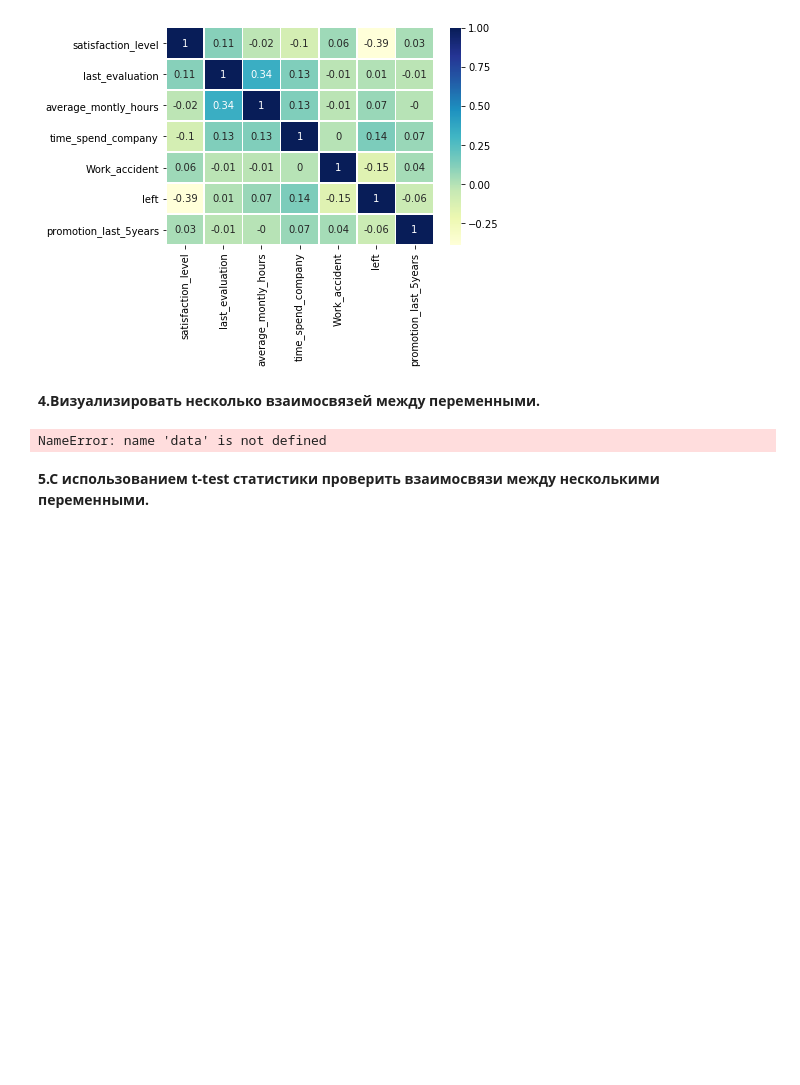
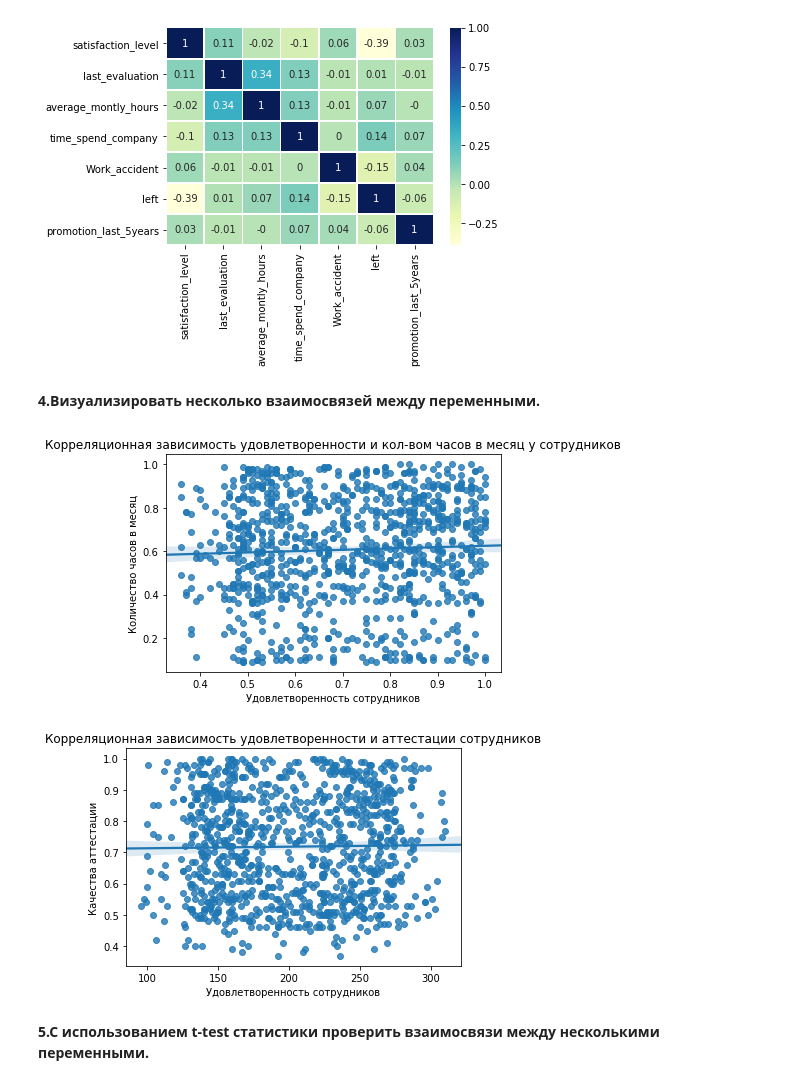
Before and after one commit to fender0137/netology_pyda, a Jupyter notebook: work.ipynb, the cells around one changed output. Cells and saved outputs as stored; diff of their text form; code cells hidden in the pictures; blank space fills up the shorter version.

```diff
--- a/work.ipynb
+++ b/work.ipynb
@@ -102,21 +102,29 @@ sns.heatmap(hr_matrix_sns, annot=True,linewidths=0.5, cmap="YlGnBu")
 [figure]
 # %% [markdown]
 **4.Визуализировать несколько взаимосвязей между переменными.**
-# %%
-def fx_display(dsp,dsp_x, dsp_y,title=None):
-  sb.regplot(x=dsp_x, y=dsp_y,data=dsp,fit_reg=True)
-  plt.xlabel(dsp_x)
-  plt.ylabel(dsp_y)
-  if title != None: plt.title(title)
-  plt.show()
-
-dsp = data.sample(2000)
-print(len(dsp))
-
-fx_display(dsp,'satisfaction_level','last_evaluation','Взаимосвязь удовлетворённости и аттестации')
-fx_display(dsp,'average_montly_hours','last_evaluation','Взаимосвязь интенсивности труда и аттестации')
-# %% [output]
-NameError: name 'data' is not defined
+# %%
+
+sns.regplot(x= hr.last_evaluation.sample(1000), y=hr.satisfaction_level.sample(1000),data=hr, fit_reg=True)
+plt.xlabel('Удовлетворенность сотрудников')
+plt.ylabel('Количество часов в месяц')
+plt.title('Корреляционная зависимость удовлетворенности и кол-вом часов в месяц у сотрудников')
+plt.grid(False)
+plt.show()
+
+
+
+
+
+
+sns.regplot(x= hr.average_montly_hours.sample(1000), y=hr.last_evaluation.sample(1000),data=hr, fit_reg=True)
+plt.xlabel('Удовлетворенность сотрудников')
+plt.ylabel('Качества аттестации')
+plt.title('Корреляционная зависимость удовлетворенности и аттестации сотрудников')
+plt.grid(False)
+plt.show()
+# %% [output]
+[figure, added]
+[figure, added]
 # %% [markdown]
 **5.С использованием t-test статистики проверить взаимосвязи между несколькими переменными.**
 # %%
```
Also changed, not shown: parts of 6 cells of this notebook.
